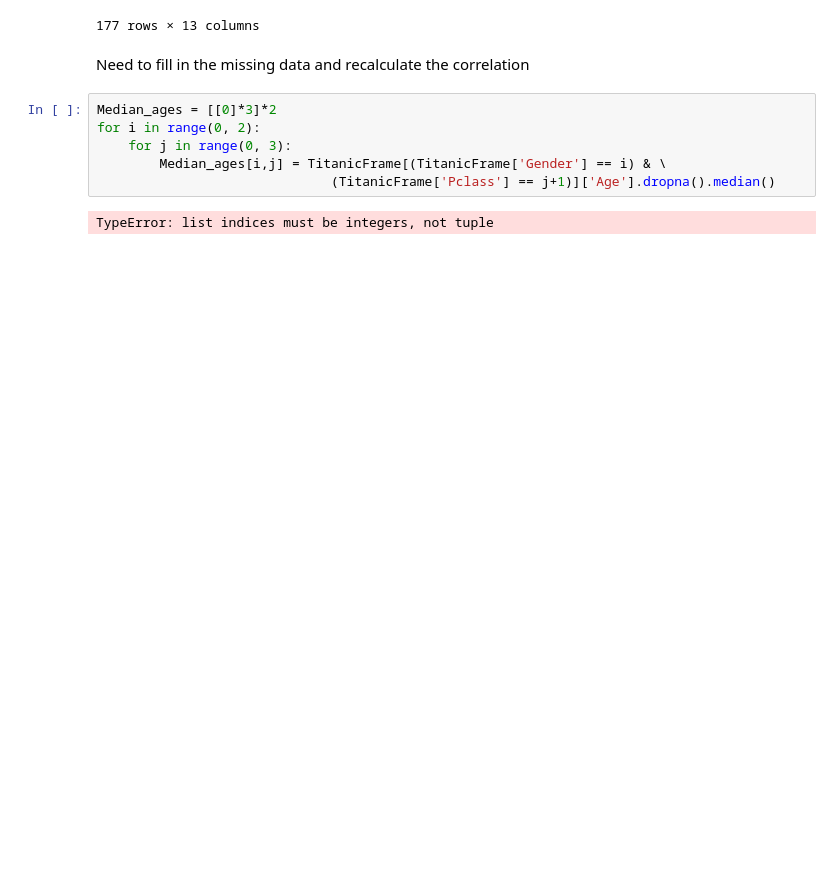
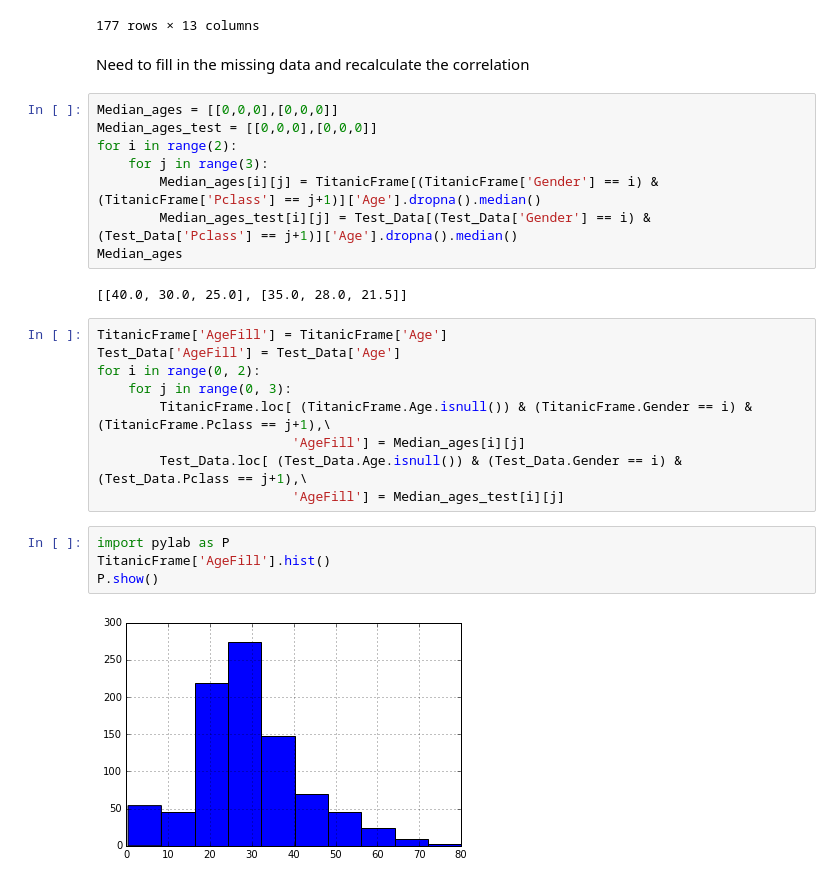
Before and after one commit to monkeydunkey/Titanic_Machine_Learning, a Jupyter notebook: Titanic Dataset.ipynb, the cells around one changed output. Saved outputs shown, nothing was run; the diff lists cells and outputs as text; blank space fills up the shorter version.

Commit message:
Added testing data and machine learning part

```diff
--- a/Titanic Dataset.ipynb
+++ b/Titanic Dataset.ipynb
@@ -117,10 +120,27 @@ TitanicFrame[(TitanicFrame['Age'].isnull())] ##| (TitanicFrame['Sex'].isnull())
 # %% [markdown]
 Need to fill in the missing data and recalculate the correlation
 # %%
-Median_ages = [[0]*3]*2
-for i in range(0, 2):
-    for j in range(0, 3):
-        Median_ages[i,j] = TitanicFrame[(TitanicFrame['Gender'] == i) & \
-                              (TitanicFrame['Pclass'] == j+1)]['Age'].dropna().median()
+Median_ages = [[0,0,0],[0,0,0]]
+Median_ages_test = [[0,0,0],[0,0,0]]
+for i in range(2):
+    for j in range(3):
+        Median_ages[i][j] = TitanicFrame[(TitanicFrame['Gender'] == i) & (TitanicFrame['Pclass'] == j+1)]['Age'].dropna().median()
+        Median_ages_test[i][j] = Test_Data[(Test_Data['Gender'] == i) & (Test_Data['Pclass'] == j+1)]['Age'].dropna().median()
+Median_ages
 # %% [output]
-TypeError: list indices must be integers, not tuple
+[[40.0, 30.0, 25.0], [35.0, 28.0, 21.5]]
+# %%
+TitanicFrame['AgeFill'] = TitanicFrame['Age']
+Test_Data['AgeFill'] = Test_Data['Age']
+for i in range(0, 2):
+    for j in range(0, 3):
+        TitanicFrame.loc[ (TitanicFrame.Age.isnull()) & (TitanicFrame.Gender == i) & (TitanicFrame.Pclass == j+1),\
+                         'AgeFill'] = Median_ages[i][j]
+        Test_Data.loc[ (Test_Data.Age.isnull()) & (Test_Data.Gender == i) & (Test_Data.Pclass == j+1),\
+                         'AgeFill'] = Median_ages_test[i][j]
+# %%
+import pylab as P
+TitanicFrame['AgeFill'].hist()
+P.show()
+# %% [output]
+[figure, added]
```
Also changed, not shown: parts of 14 cells of this notebook, 1 other file.
